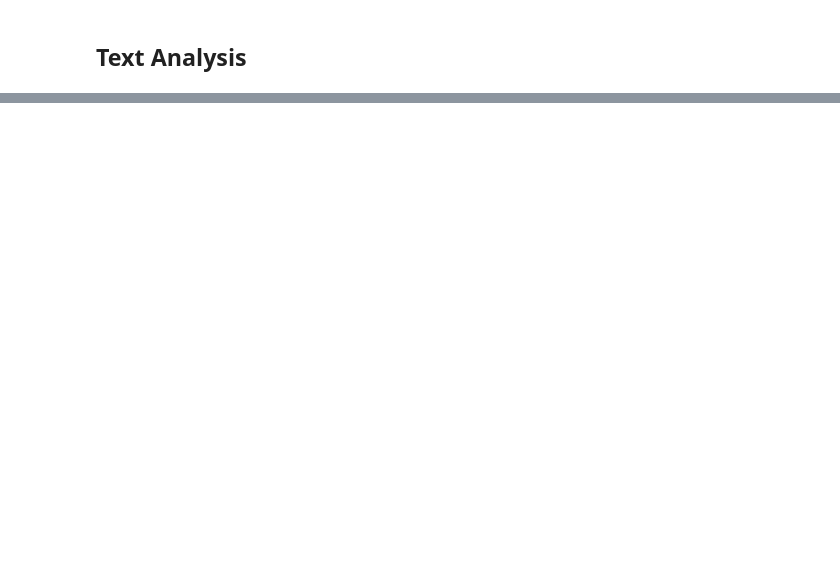
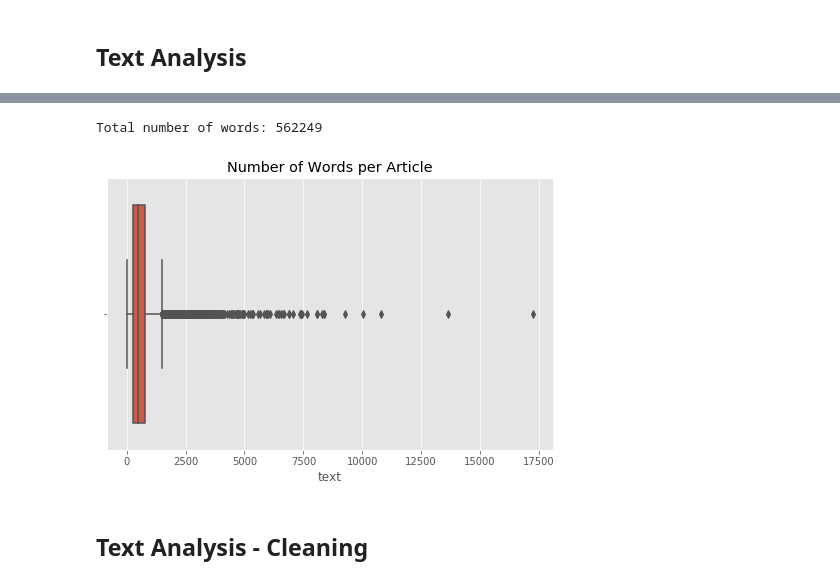
Before and after one commit to WarioDoor/hack_the_news, a Jupyter notebook: Task 1.ipynb, the cells around one changed output, grey strips where cells are left out. Cells and saved outputs as stored; diff of their text form; code cells hidden in the pictures; blank space fills up the shorter version.

```diff
--- a/Task 1.ipynb
+++ b/Task 1.ipynb
@@ -66,0 +43,19 @@ df.to_pickle('cleaned.pkl')
+# %%
+def plot_n_len(ser):
+    '''Given a Series containing text, isualize words number and count distribution per article.
+    return total number of words'''
+    results = set()
+    ser.str.lower().str.split().apply(results.update)
+    print(f'Total number of words: {len(results)}')
+    l_art = ser.apply(lambda words: len(words.split(" ")))
+    plt.figure(figsize=(8, 5))
+    sns.boxplot(x= l_art, orient= 'h',)
+    plt.title('Number of Words per Article')
+    return len(results)
+# %%
+n_words1= plot_n_len(df['text'])
+# %% [output]
+Total number of words: 562249
+[figure, added]
+# %% [markdown]
+## Text Analysis -  Cleaning
```
Also changed, not shown: parts of 73 cells of this notebook.
